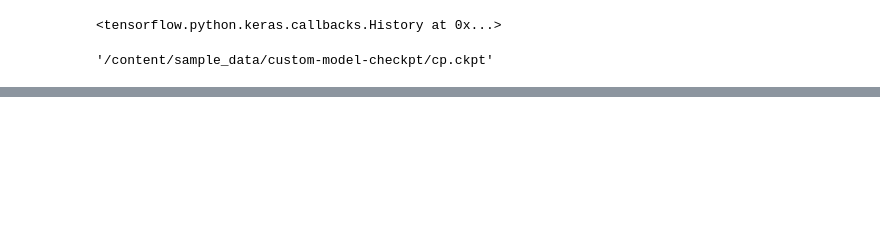
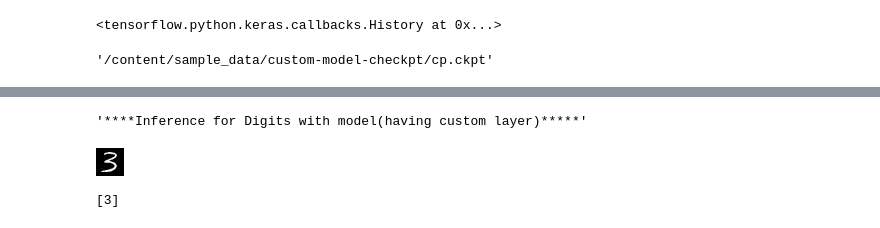
Before and after one commit to sulata2/Vino, a Jupyter notebook: CIFAR Keras.ipynb, the cells around one changed output, grey strips where cells are left out. Cells and saved outputs as stored; diff of their text form; code cells hidden in the pictures; blank space fills up the shorter version.

```diff
--- a/CIFAR Keras.ipynb
+++ b/CIFAR Keras.ipynb
@@ -694,0 +760,5 @@ INFO:tensorflow:Assets written to: /content/sample_data/custom-model-pb/assets
+# %%
+new_model = tf.keras.models.load_model('/content/sample_data/custom-model-pb/')
+
+# Check its architecture
+new_model.summary()
@@ -695,2 +778,25 @@ INFO:tensorflow:Assets written to: /content/sample_data/custom-model-pb/assets
+# %%
+# predicting for random image
+IMAGE_WIDTH = 28
+IMAGE_HEIGHT = 28
+img = Image.open("/content/sample_data/img_10.jpg")
+img.load()
+img = img.resize((IMAGE_WIDTH,IMAGE_HEIGHT),Image.ANTIALIAS)
+
+x = image.img_to_array(img)
+#compute a bit-wise inversion so black becomes white and vice versa
+##x = np.invert(x)
+#convert to a 4D tensor to feed into our model
+x = x.reshape(1,784).astype('float32') / 255
+##x = np.expand_dims(x, axis=0)
+##x = preprocess_input(x)
+preds = new_model.predict(x)
+display("****Inference for Digits with model(having custom layer)*****")
+display(img)
+print(np.argmax(preds,axis=1))
+# %% [output]
+'****Inference for Digits with model(having custom layer)*****'
+[figure, added]
+[3]
 # %%
 model.save_weights('/content/sample_data/model_custom.h5')
```
Also changed, not shown: parts of 20 cells of this notebook.
